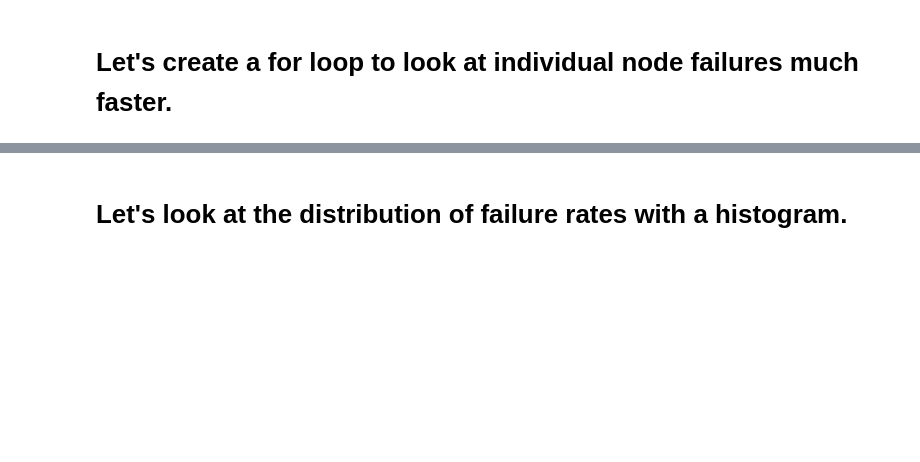
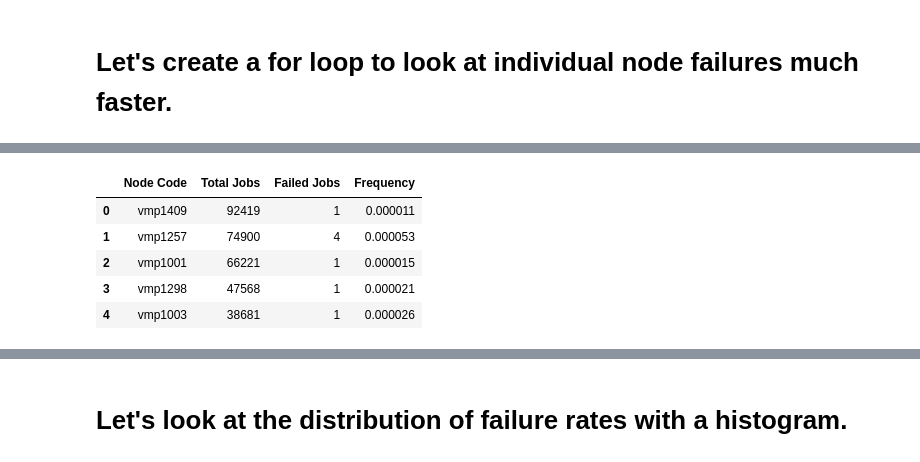
Before and after one commit to Cjcarlevato/data-question-2-dream-crushers, a Jupyter notebook: ACCREdata.ipynb, the cells around one changed output, grey strips where cells are left out. Cells and saved outputs as stored; diff of their text form; code cells hidden in the pictures; blank space fills up the shorter version.

```diff
--- a/ACCREdata.ipynb
+++ b/ACCREdata.ipynb
@@ -232,0 +215,10 @@ Node_And_Failure_rate["failure rate"].mean()
+# %%
+combined_df['Frequency'] = combined_df['Failed Jobs']/combined_df['Total Jobs']
+combined_df.head()
+# %% [output]
+|  | Node Code | Total Jobs | Failed Jobs | Frequency |
+| 0 | vmp1409 | 92419 | 1 | 0.000011 |
+| 1 | vmp1257 | 74900 | 4 | 0.000053 |
+| 2 | vmp1001 | 66221 | 1 | 0.000015 |
+| 3 | vmp1298 | 47568 | 1 | 0.000021 |
+| 4 | vmp1003 | 38681 | 1 | 0.000026 |
```
Also changed, not shown: parts of 45 cells of this notebook.
